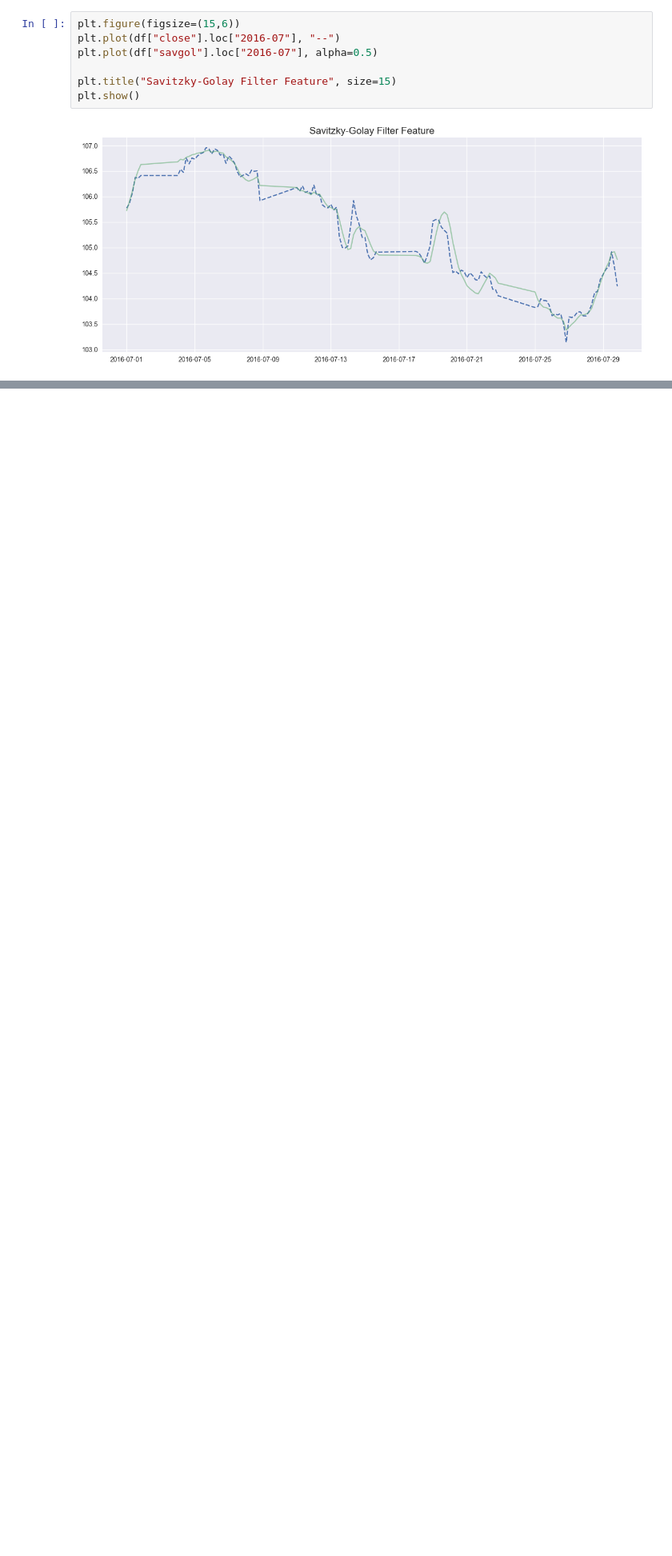
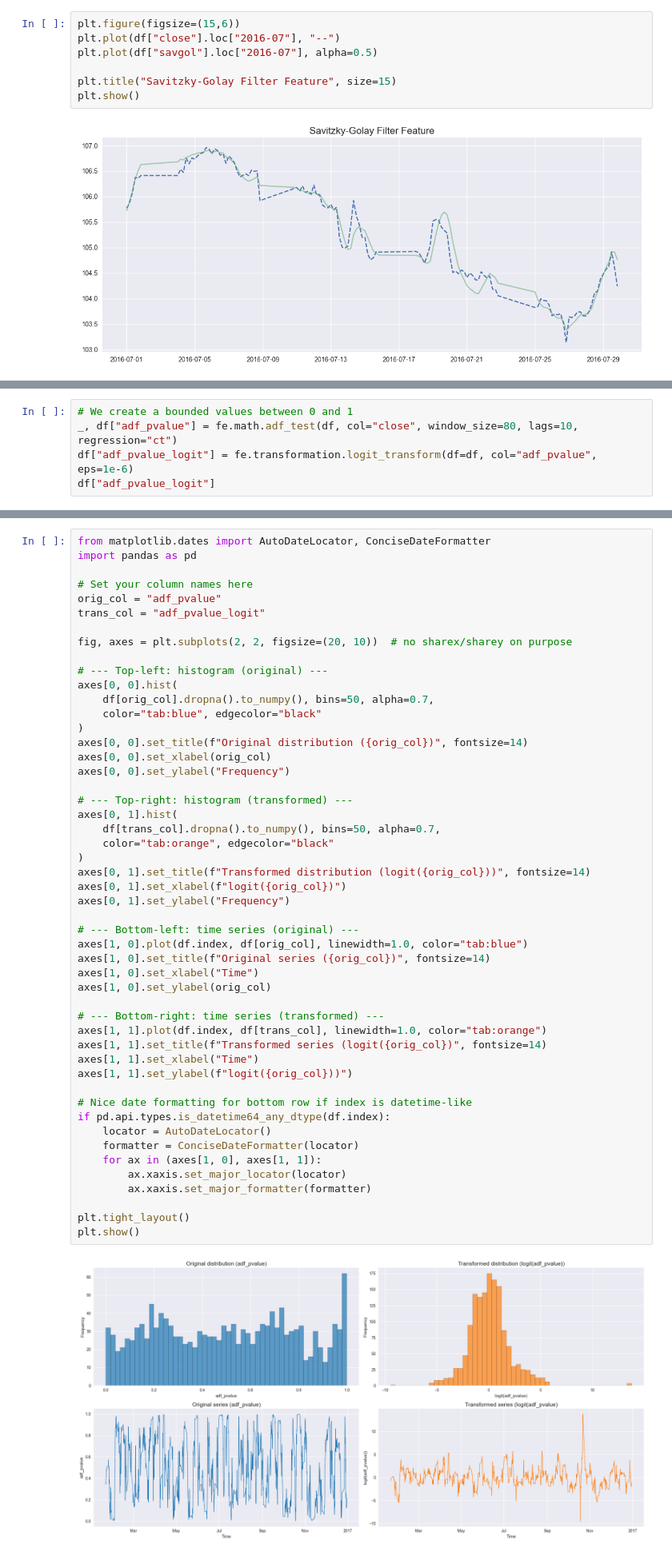
Before and after one commit to Quantreo/quantreo, a Jupyter notebook: docs/docs/tutorials/features-engineering-transformation.ipynb, the cells around one changed output, grey strips where cells are left out. Shown at 80% size. Cells and saved outputs as stored; diff of their text form; blank space fills up the shorter version.

```diff
--- a/docs/docs/tutorials/features-engineering-transformation.ipynb
+++ b/docs/docs/tutorials/features-engineering-transformation.ipynb
@@ -121,0 +133,5 @@ plt.show()
+# %%
+# We create a bounded values between 0 and 1
+_, df["adf_pvalue"] = fe.math.adf_test(df, col="close", window_size=80, lags=10, regression="ct")
+df["adf_pvalue_logit"] = fe.transformation.logit_transform(df=df, col="adf_pvalue", eps=1e-6)
+df["adf_pvalue_logit"]
@@ -121,0 +152,52 @@ plt.show()
+# %%
+from matplotlib.dates import AutoDateLocator, ConciseDateFormatter
+import pandas as pd
+
+# Set your column names here
+orig_col = "adf_pvalue"
+trans_col = "adf_pvalue_logit"
+
+fig, axes = plt.subplots(2, 2, figsize=(20, 10))  # no sharex/sharey on purpose
+
+# --- Top-left: histogram (original) ---
+axes[0, 0].hist(
+    df[orig_col].dropna().to_numpy(), bins=50, alpha=0.7,
+    color="tab:blue", edgecolor="black"
+)
+axes[0, 0].set_title(f"Original distribution ({orig_col})", fontsize=14)
+axes[0, 0].set_xlabel(orig_col)
+axes[0, 0].set_ylabel("Frequency")
+
+# --- Top-right: histogram (transformed) ---
+axes[0, 1].hist(
+    df[trans_col].dropna().to_numpy(), bins=50, alpha=0.7,
+    color="tab:orange", edgecolor="black"
+)
+axes[0, 1].set_title(f"Transformed distribution (logit({orig_col}))", fontsize=14)
+axes[0, 1].set_xlabel(f"logit({orig_col})")
+axes[0, 1].set_ylabel("Frequency")
+
+# --- Bottom-left: time series (original) ---
+axes[1, 0].plot(df.index, df[orig_col], linewidth=1.0, color="tab:blue")
+axes[1, 0].set_title(f"Original series ({orig_col})", fontsize=14)
+axes[1, 0].set_xlabel("Time")
+axes[1, 0].set_ylabel(orig_col)
+
+# --- Bottom-right: time series (transformed) ---
+axes[1, 1].plot(df.index, df[trans_col], linewidth=1.0, color="tab:orange")
+axes[1, 1].set_title(f"Transformed series (logit({orig_col})", fontsize=14)
+axes[1, 1].set_xlabel("Time")
+axes[1, 1].set_ylabel(f"logit({orig_col}))")
+
+# Nice date formatting for bottom row if index is datetime-like
+if pd.api.types.is_datetime64_any_dtype(df.index):
+    locator = AutoDateLocator()
+    formatter = ConciseDateFormatter(locator)
+    for ax in (axes[1, 0], axes[1, 1]):
+        ax.xaxis.set_major_locator(locator)
+        ax.xaxis.set_major_formatter(formatter)
+
+plt.tight_layout()
+plt.show()
+# %% [output]
+[figure, added]
```
Also changed, not shown: parts of 15 cells of this notebook, 56 other files.
